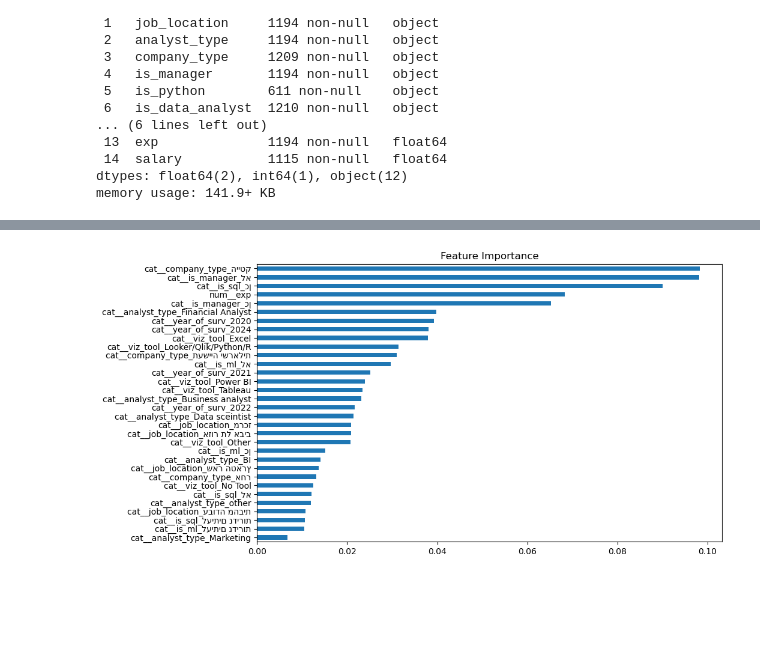
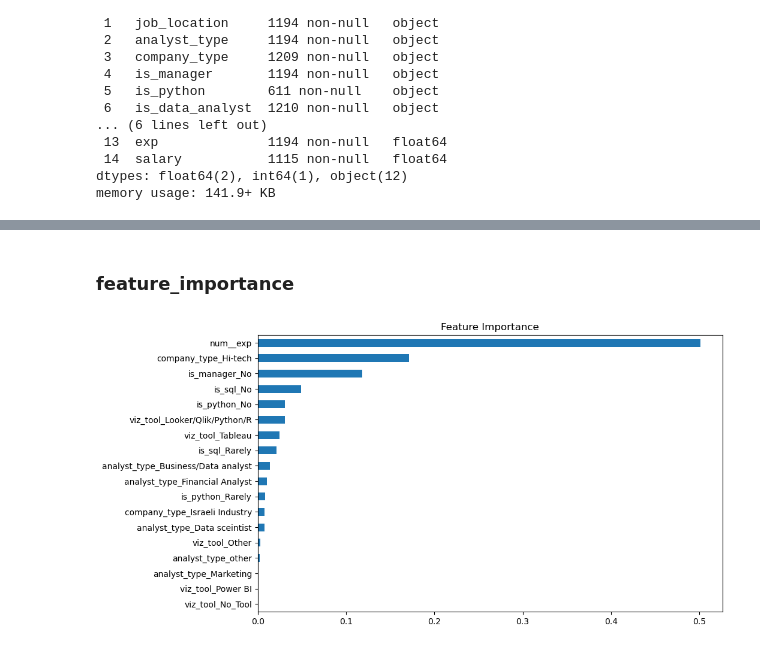
Before and after one commit to danielraz3/analyst_salary_prediction, a Jupyter notebook: salary_prediction.ipynb, the cells around one changed output, grey strips where cells are left out. Drawn from its saved outputs; the diff is of its cells as text; code cells hidden in the pictures; blank space fills up the shorter version.

```diff
--- a/salary_prediction.ipynb
+++ b/salary_prediction.ipynb
@@ -50,0 +81,3 @@ memory usage: 139.4+ KB
+# %%
+data.sort_values(by='salary', ascending=True, inplace=True)
+data[:20]
@@ -301,21 +329,61 @@ RMSE on Train Data: 4792.21452246687
+# %% [markdown]
+###  feature_importance
+# %%
+dic={
+ 'cat__company_type_אחר': 'company_type_Other',
+ 'cat__company_type_הייטק': 'company_type_Hi-tech',
+ 'cat__company_type_תעשייה ישראלית': 'company_type_Israeli Industry',
+ 'cat__is_manager_כן': 'is_manager_Yes',
+ 'cat__is_manager_לא': 'is_manager_No',
+ 'cat__is_sql_כן': 'is_sql_Yes',
+ 'cat__is_sql_לא': 'is_sql_No',
+ 'cat__is_sql_לעיתים נדירות': 'is_sql_Rarely',
+ 'cat__is_python_כן': 'is_python_Yes',
+ 'cat__is_python_לא': 'is_python_No',
+ 'cat__is_python_לעיתים נדירות': 'is_python_Rarely',
+ 'cat__year_of_surv_2020': 'year_of_surv_2020',
+ 'cat__year_of_surv_2021': 'year_of_surv_2021',
+ 'cat__year_of_surv_2022': 'year_of_surv_2022',
+ 'cat__year_of_surv_2024': 'year_of_surv_2024',
+ 'cat__viz_tool_Excel': 'viz_tool_Excel',
+ 'cat__viz_tool_Looker/Qlik/Python/R': 'viz_tool_Looker/Qlik/Python/R',
+ 'cat__viz_tool_Other': 'viz_tool_Other',
+ 'cat__viz_tool_Power BI': 'viz_tool_Power BI',
+ 'cat__viz_tool_Tableau': 'viz_tool_Tableau',
+ 'cat__viz_tool_other': 'viz_tool_other',
+ 'cat__viz_tool_No Tool': 'viz_tool_No_Tool',
+
+ 'cat__analyst_type_BI': 'analyst_type_BI',
+ 'cat__analyst_type_Business/Data analyst': 'analyst_type_Business/Data analyst',
+ 'cat__analyst_type_Data sceintist': 'analyst_type_Data sceintist',
+ 'cat__analyst_type_Financial Analyst': 'analyst_type_Financial Analyst',
+ 'cat__analyst_type_Marketing': 'analyst_type_Marketing',
+ 'cat__analyst_type_other': 'analyst_type_other',
+ 'num__exp': 'num__exp'
+}
 # %%
 import matplotlib.pyplot as plt
 import pandas as pd
 
 # Assuming xgboost_adjusted is your trained XGBRegressor model
-importances = xgboost_adjusted.feature_importances_
+importances = best_model.feature_importances_
 
 # Assuming you have the feature names accessible
 # For example, if you used a ColumnTransformer with one-hot encoding,
 # you might need to get the output feature names like so:
 feature_names = preprocessor.get_feature_names_out()
 
+feature_names_new=[]
+for feature in feature_names:
+    feature_names_new.append(dic[feature])
+
 # Create a pandas Series for easy plotting
-feature_importance_series = pd.Series(importances, index=feature_names)
+feature_importance_original = pd.Series(importances, index=feature_names)
+feature_importance_series = pd.Series(importances, index=feature_names_new)
 
 # Plotting
 feature_importance_series.sort_values(ascending=True).plot.barh(figsize=(10, 6))
 plt.title('Feature Importance')
 plt.show()
 # %% [output]
-[figure, old version]
+[figure, new version]
```
Also changed, not shown: parts of 28 cells of this notebook, 4 other files.
